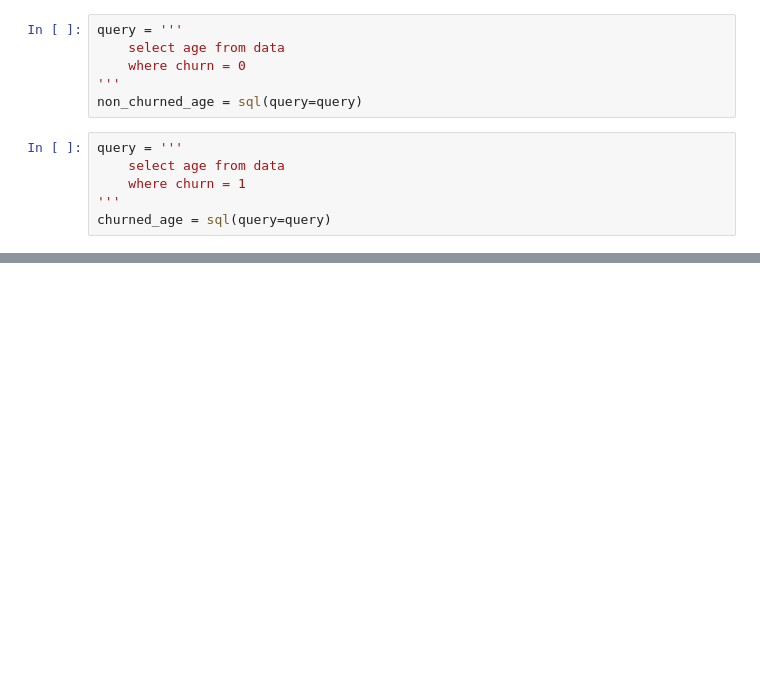
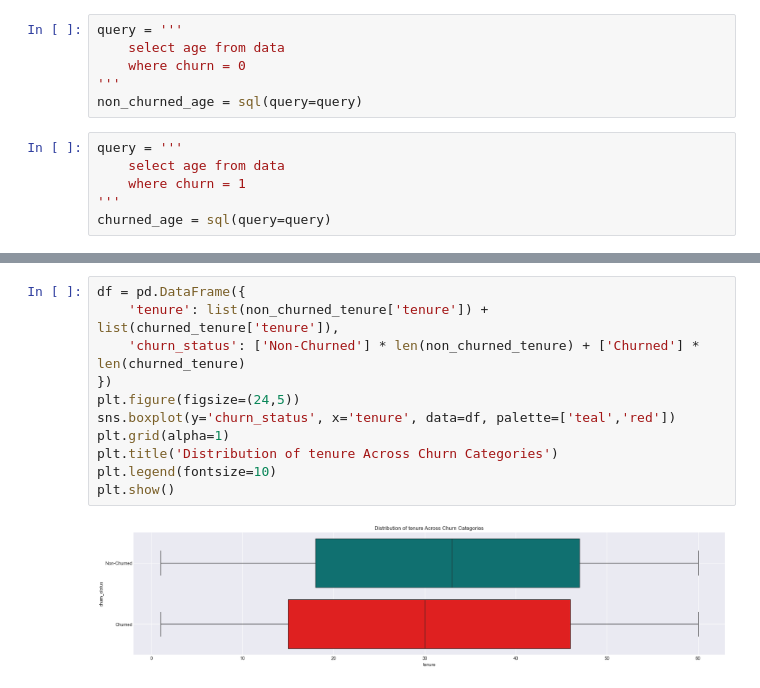
Before and after one commit to IamRaNo/Analytics-Project-Repository, a Jupyter notebook: customer_churn_factors/churn_data_analysation.ipynb, the cells around one changed output, grey strips where cells are left out. Drawn from its saved outputs; the diff is of its cells as text; blank space fills up the shorter version.

```diff
--- a/customer_churn_factors/churn_data_analysation.ipynb
+++ b/customer_churn_factors/churn_data_analysation.ipynb
@@ -240,0 +309,13 @@ plt.show()
+# %%
+df = pd.DataFrame({
+    'tenure': list(non_churned_tenure['tenure']) + list(churned_tenure['tenure']),
+    'churn_status': ['Non-Churned'] * len(non_churned_tenure) + ['Churned'] * len(churned_tenure)
+})
+plt.figure(figsize=(24,5))
+sns.boxplot(y='churn_status', x='tenure', data=df, palette=['teal','red'])
+plt.grid(alpha=1)
+plt.title('Distribution of tenure Across Churn Categories')
+plt.legend(fontsize=10)
+plt.show()
+# %% [output]
+[figure, added]
```
Also changed, not shown: parts of 16 cells of this notebook.
